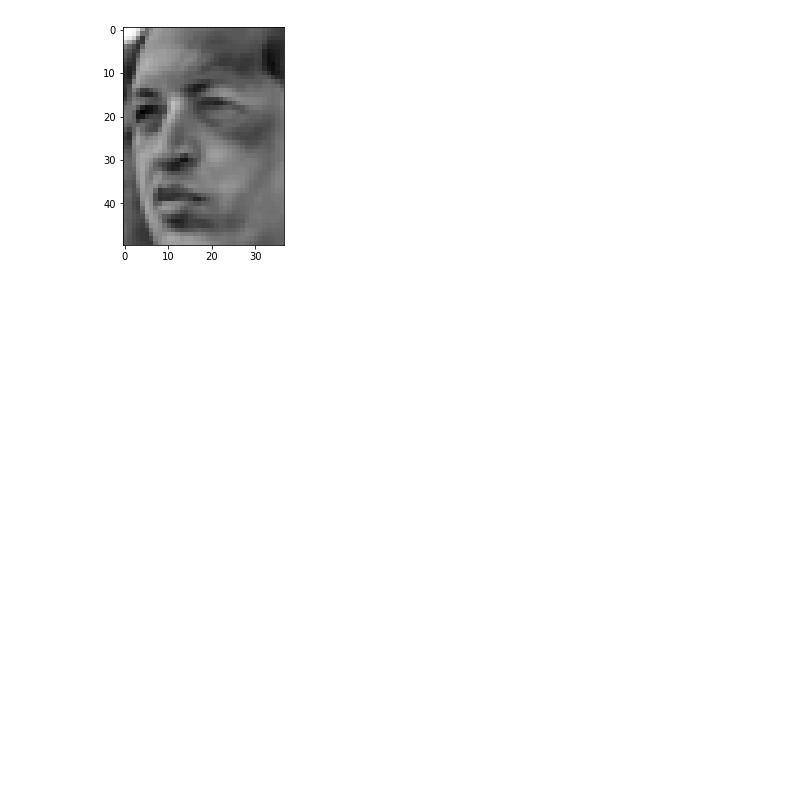
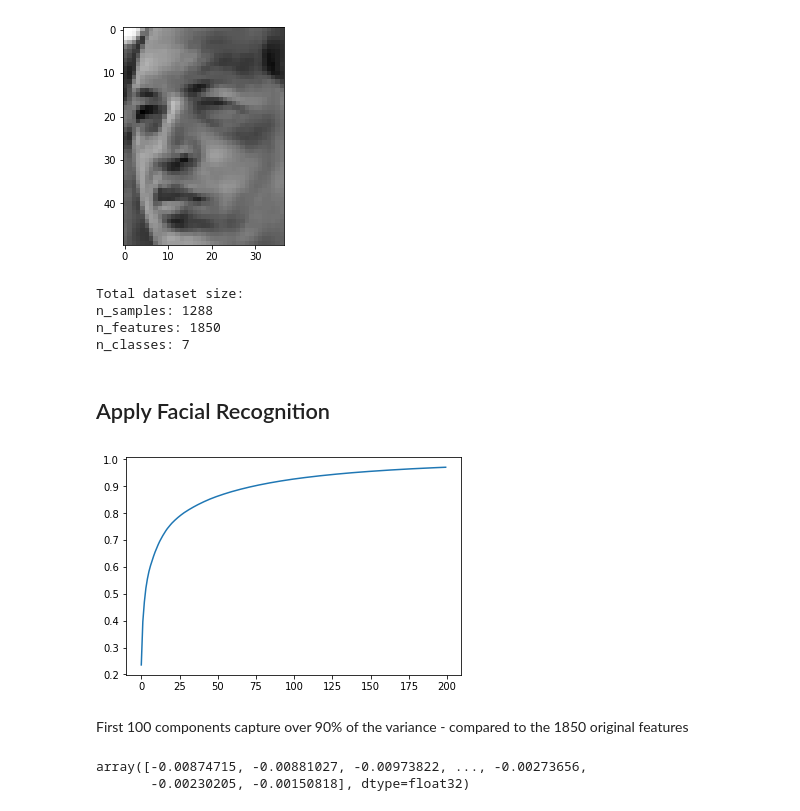
Before and after one commit to edwards158/DataScienceMachineLearning, a Jupyter notebook: DataScienceNotebooks/Facial Recognition.ipynb, the cells around one changed output. Cells and saved outputs as stored; diff of their text form; code cells hidden in the pictures; blank space fills up the shorter version.

```diff
--- a/DataScienceNotebooks/Facial Recognition.ipynb
+++ b/DataScienceNotebooks/Facial Recognition.ipynb
@@ -59,3 +59,45 @@ lfw_people.target_names[y[0]]
 # %% [output]
 'Hugo Chavez'
 [figure]
+# %%
+# the label to predict is the id of the person
+target_names = lfw_people.target_names
+n_classes = target_names.shape[0]
+print ("Total dataset size:")
+print ("n_samples: %d" % n_samples)
+print ("n_features: %d" % n_features)
+print ("n_classes: %d" % n_classes)
+# %% [output]
+Total dataset size:
+n_samples: 1288
+n_features: 1850
+n_classes: 7
+# %% [markdown]
+## Apply Facial Recognition
+# %%
+X_train, X_test, y_train, y_test = train_test_split(X,y,test_size=0.25,random_state = 7)
+# %%
+#use pca to reduce data - get 200 components
+pca = PCA(n_components=200,whiten=True)
+
+#create a pipeline
+preprocessing = Pipeline([('scale',StandardScaler()),('pca',pca)])
+
+#fit the pipeline
+preprocessing.fit(X_train)
+
+#grab the pca for analysis
+extracted_pca = preprocessing.steps[1][1]
+# %%
+#lets look at the scree plot
+plt.plot(np.cumsum(extracted_pca.explained_variance_ratio_));
+# %% [output]
+[figure, added]
+# %% [markdown]
+First 100 components capture over 90% of the variance - compared to the 1850 original features
+# %%
+extracted_pca.components_.shape
+comp[0]
+# %% [output]
+array([-0.00874715, -0.00881027, -0.00973822, ..., -0.00273656,
+       -0.00230205, -0.00150818], dtype=float32)
```
Also changed, not shown: parts of 20 cells of this notebook.
